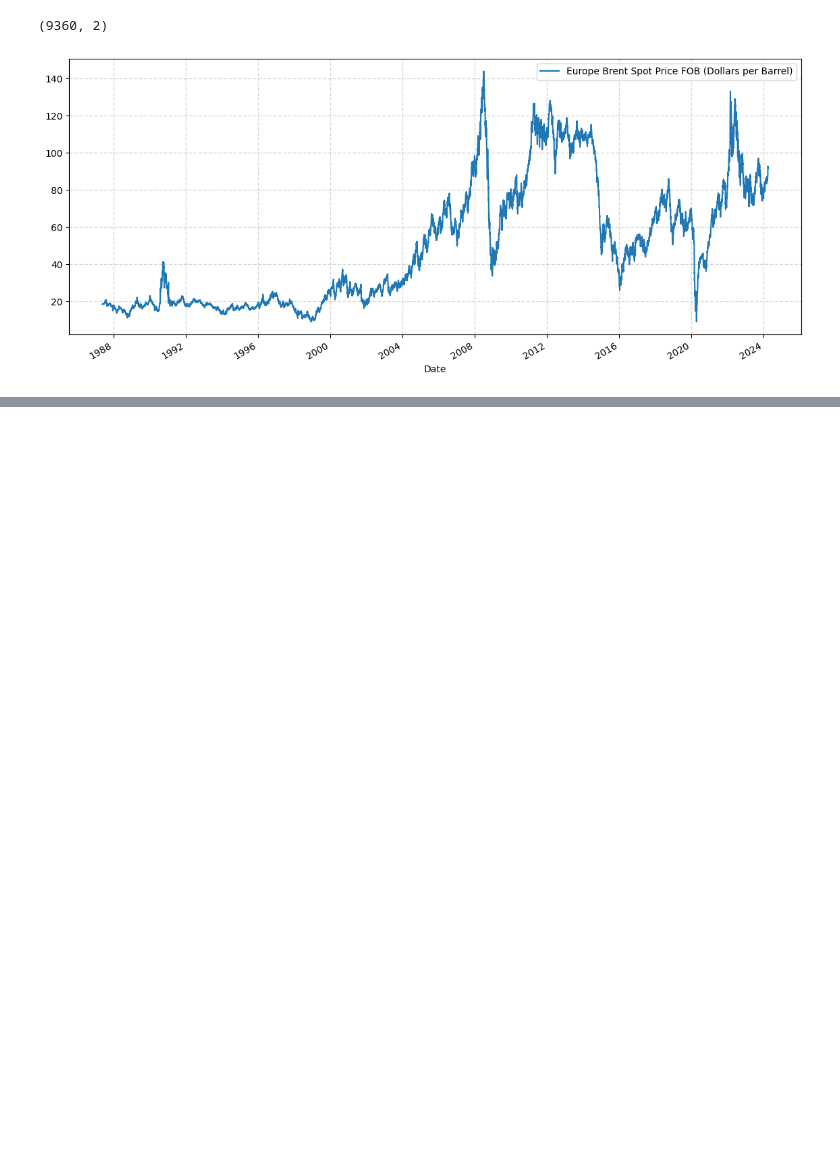
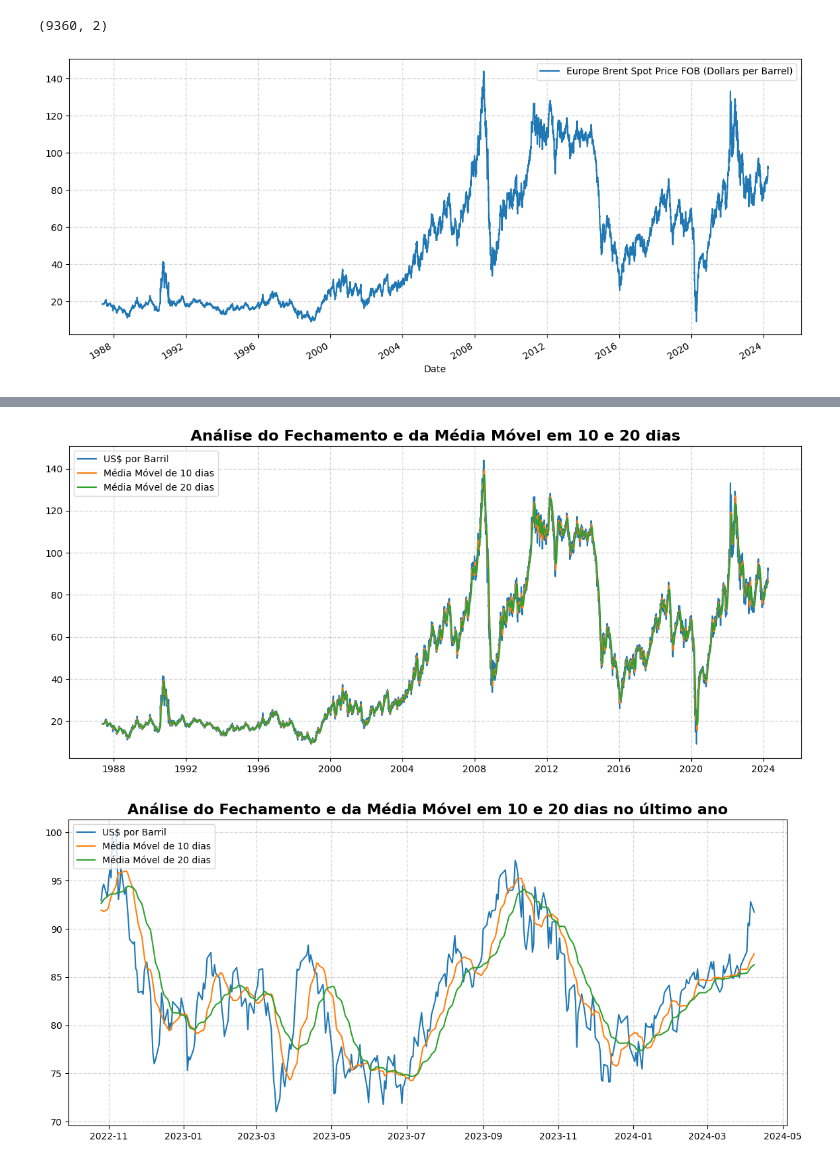
Before and after one commit to giulianafernandes/tech_challenge-oil_forecasting, a Jupyter notebook: oil_forecasting.ipynb, the cells around one changed output, grey strips where cells are left out. Drawn from its saved outputs; the diff is of its cells as text; code cells hidden in the pictures; blank space fills up the shorter version.

Commit message:
média móvel

```diff
--- a/oil_forecasting.ipynb
+++ b/oil_forecasting.ipynb
@@ -38,0 +58,3 @@ plt.show()
+# %%
+fob = fob.rename(columns={'Europe Brent Spot Price FOB (Dollars per Barrel)': 'dollars_per_barrel'})
+fob.head()
@@ -38,0 +69,5 @@ plt.show()
+# %%
+fob_ma = fob
+fob_ma['ma_window_10'] = fob['dollars_per_barrel'].rolling(10).mean().shift()
+fob_ma['ma_window_20'] = fob['dollars_per_barrel'].rolling(20).mean().shift()
+fob_ma.head(21)
@@ -38,0 +93,25 @@ plt.show()
+# %%
+plt.figure(figsize=(14,6))
+plt.grid(color = 'gray', linestyle= '--', linewidth = 1, alpha = 0.3)
+plt.plot(fob_ma['dollars_per_barrel'], label = 'US$ por Barril')
+plt.plot(fob_ma['ma_window_10'], label = 'Média Móvel de 10 dias')
+plt.plot(fob_ma['ma_window_20'], label = 'Média Móvel de 20 dias')
+plt.legend(loc=2)
+plt.title(label = 'Análise do Fechamento e da Média Móvel em 10 e 20 dias',
+          fontsize=16, weight='bold')
+plt.show()
+
+
+limit = 365 # destacando o período o último ano
+plt.figure(figsize=(14,6))
+plt.grid(color = 'gray', linestyle= '--', linewidth = 1, alpha = 0.3)
+plt.plot(fob_ma['dollars_per_barrel'][-limit:], label = 'US$ por Barril')
+plt.plot(fob_ma['ma_window_10'][-limit:], label = 'Média Móvel de 10 dias')
+plt.plot(fob_ma['ma_window_20'][-limit:], label = 'Média Móvel de 20 dias')
+plt.legend(loc=2)
+plt.title(label = 'Análise do Fechamento e da Média Móvel em 10 e 20 dias no último ano',
+          fontsize=16, weight='bold')
+plt.show()
+# %% [output]
+[figure, added]
+[figure, added]
```
Also changed, not shown: parts of 8 cells of this notebook, 1 other file.
